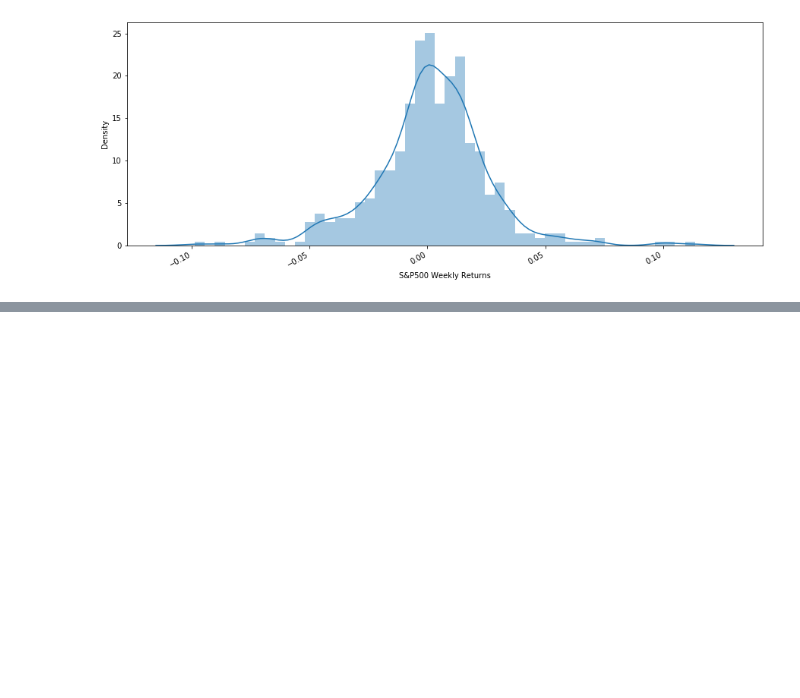
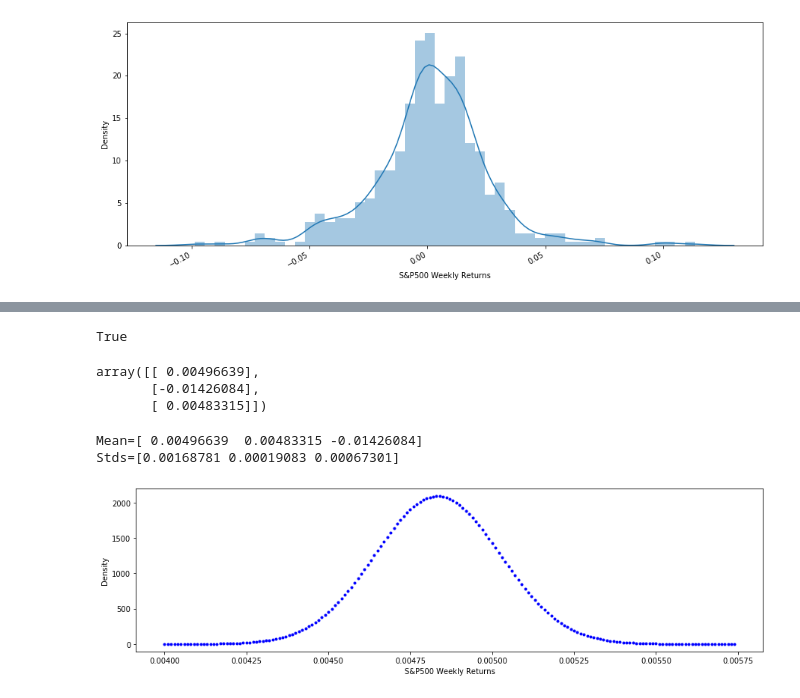
Before and after one commit to ygrepo/Time-Series, a Jupyter notebook: homeworks/hw3/hw3.ipynb, the cells around one changed output, grey strips where cells are left out. Cells and saved outputs as stored; diff of their text form; code cells hidden in the pictures; blank space fills up the shorter version.

```diff
--- a/homeworks/hw3/hw3.ipynb
+++ b/homeworks/hw3/hw3.ipynb
@@ -81,3 +86,8 @@ fig.autofmt_xdate()
 plt.show()
 # %% [output]
 [figure]
+# %%
+data = np.array(df["Close"]).reshape(-1,1)
+# %%
+gmm = BayesianGaussianMixture(n_components=3, init_params="kmeans", max_iter=1500)
+gmm.fit(data)
@@ -83,0 +103,40 @@ plt.show()
+# %%
+gmm.converged_
+# %% [output]
+True
+# %%
+gmm.means_
+# %% [output]
+array([[ 0.00496639],
+       [-0.01426084],
+       [ 0.00483315]])
+# %%
+def plot_gaussian(model, curve_ind=0):
+    fig, ax = plt.subplots(figsize=(15, 4))
+    means = model.means_.flatten()
+    # means = np.array([0.004, -0.34, -0.003])
+    ind = means.argsort()[-3:][::-1]
+    means = means[ind]
+    print("Mean={}".format(means))
+    stds = model.covariances_.flatten()
+    # stds = np.array([.014, .009, .044])
+    stds = stds[ind]
+    print("Stds={}".format(stds))
+    x1 = np.arange(-0.0,0.01,0.0001)
+    x2 = np.arange(0.004, 0.00575,0.00001)
+    x3 = np.arange(-0.017, -0.012,0.00001)
+    if curve_ind == 0:
+        ax.plot(x1, norm.pdf(x1, means[0], stds[0]), ".", color="grey")
+    elif curve_ind == 1:
+        ax.plot(x2, norm.pdf(x2, means[1], stds[1]), ".", color="blue")
+    else:
+        ax.plot(x3, norm.pdf(x3, means[2], stds[2]), ".", color="red")
+    ax.set_xlabel("S&P500 Weekly Returns")
+    ax.set_ylabel("Density")
+    plt.show()
+# %%
+plot_gaussian(gmm, curve_ind=1)
+# %% [output]
+Mean=[ 0.00496639  0.00483315 -0.01426084]
+Stds=[0.00168781 0.00019083 0.00067301]
+[figure, added]
```
Also changed, not shown: parts of 4 cells of this notebook.
